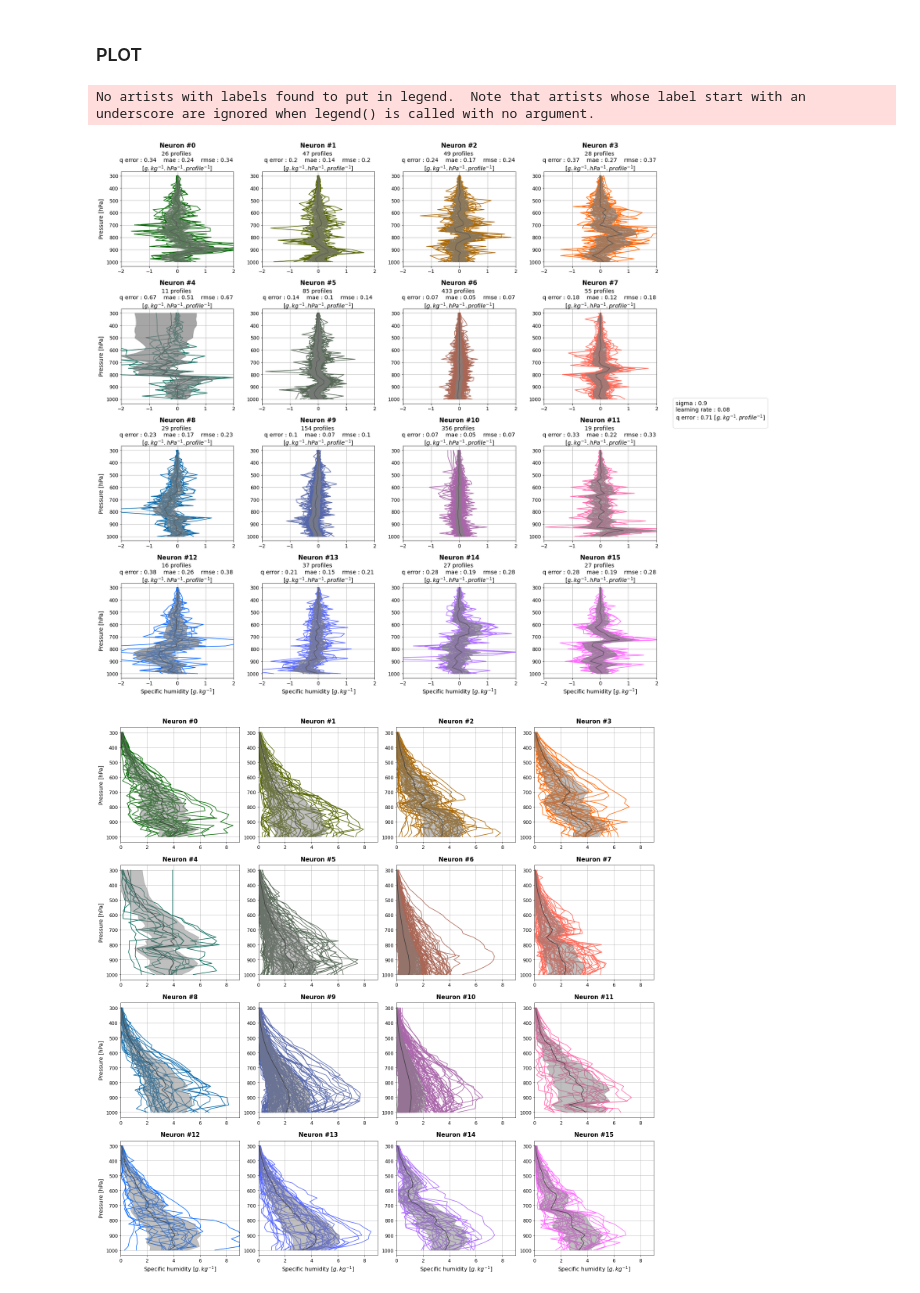
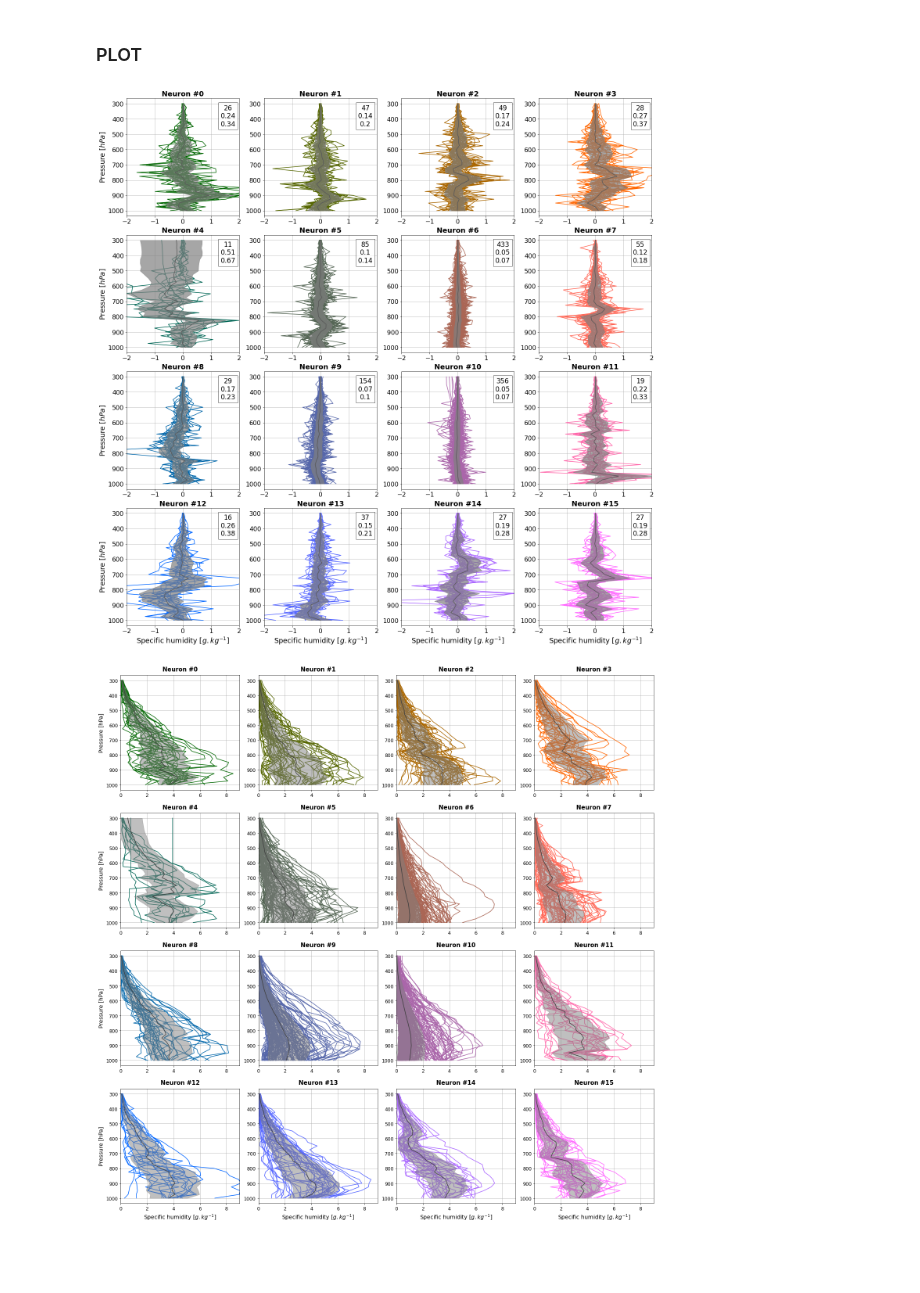
Before and after one commit to charrelju/M1_Internship_MET_Norway, a Jupyter notebook: ERA5_MOSAIC_SOM_SH.ipynb, the cells around one changed output. Saved outputs shown, nothing was run; the diff lists cells and outputs as text; code cells hidden in the pictures; blank space fills up the shorter version.

```diff
--- a/ERA5_MOSAIC_SOM_SH.ipynb
+++ b/ERA5_MOSAIC_SOM_SH.ipynb
@@ -225,13 +225,11 @@ number of profiles :
 # %%
 # Create dictionaries with neuron_name being the corresponding neuron
-mae_neuron_list = {} ; rmse_neuron_list = {} ; q_error_neuron_list = {} ; q_error_2_neuron_list = {}
+mae_neuron_list = {} ; rmse_neuron_list = {}
 for i in range(0,x):
     for j in range(0,y):
         neuron_name = 'neuron_'+str(i)+'_'+str(j)
         mae_neuron_list[neuron_name] = []
         rmse_neuron_list[neuron_name] = []
-        q_error_neuron_list[neuron_name] = []
-        q_error_2_neuron_list[neuron_name] = []
 # %%
 winner_list=[] ; mae_list=[] ; rmse_list=[] ; q_error_list = [] ; q_error_2_list=[]
 bmu = som.quantization(data) #BMU for each temperature profile (neuron_weight corresponding to each temperature profile)
@@ -241,31 +239,23 @@ for ix in range(len(data)):
     winner_list.append(winner)
 
     # For one profile :
-    mae = mean_absolute_error(data[ix],bmu[ix]) #abs(np.subtract(data[ix],bmu[ix])).mean()
-    mse = mean_squared_error(data[ix],bmu[ix]) #np.square(np.subtract(data[ix],bmu[ix])).mean()
+    mae = mean_absolute_error(data[ix],bmu[ix]) #abs(data[ix]-bmu[ix]).mean()
+    mse = mean_squared_error(data[ix],bmu[ix])  #np.square(data[ix]-bmu[ix]).mean()
     rmse = np.sqrt(mse)
-    q_error = norm(data[ix]-bmu[ix]) #error along the profile
-    q_error_2 = np.sqrt(norm(data[ix]-bmu[ix])**2/len(data[ix])) #error per pressure level
 
     # List of values for all profiles :
     mae_list.append(mae)
     rmse_list.append(rmse)
-    q_error_list.append(q_error)
-    q_error_2_list.append(q_error_2)
 
     # Putting values in corresponding neuron of the dictionary :
     neuron_name = 'neuron_'+str(winner[0])+'_'+str(winner[1])
     mae_neuron_list[neuron_name].append(mae)
     rmse_neuron_list[neuron_name].append(rmse)
-    q_error_neuron_list[neuron_name].append(q_error)
-    q_error_2_neuron_list[neuron_name].append(q_error_2)
 # %%
 # Mean in each neuron
-mae_neuron=[] ; rmse_neuron=[] ; q_error_neuron=[] ; q_error_2_neuron=[]
+mae_neuron=[] ; rmse_neuron=[]
 for i in range(0,x) :
     for j in range(0,y):
         neuron_name = 'neuron_'+str(i)+'_'+str(j)
         mae_neuron.append(np.mean(mae_neuron_list[neuron_name]))
         rmse_neuron.append(np.mean(rmse_neuron_list[neuron_name]))
-        q_error_neuron.append(np.mean(q_error_neuron_list[neuron_name]))
-        q_error_2_neuron.append(np.mean(q_error_2_neuron_list[neuron_name]))
@@ -321,46 +288,42 @@ for i in range(0,x) :
             std_min_neuron_list[neuron_name] = std_min
             std_max_neuron_list[neuron_name] = std_max
 # %%
-parameters = {'axes.labelsize':14, 'axes.titlesize':15, 'legend.fontsize':16, 'xtick.labelsize':12, 'ytick.labelsize':12,
-                  'legend.title_fontsize':14, 'figure.titlesize':25}
+parameters = {'axes.labelsize':18, 'axes.titlesize':18, 'legend.fontsize':17, 'xtick.labelsize':16, 'ytick.labelsize':16,
+                  'legend.title_fontsize':17, 'figure.titlesize':25}
 plt.rcParams.update(parameters)
 
 fig, axs = plt.subplots(x,y,figsize=(20,20))
 red = np.linspace(0,1,4)
 blue = np.linspace(0,1,4)
 n=0
+
 for i in range(0,x) :
      for j in range(0,y) :
         neuron_name = 'neuron_'+str(i)+'_'+str(j)
         axs[i,j].fill_betweenx(pres, std_min_neuron_list[neuron_name], std_max_neuron_list[neuron_name], alpha = 0.7, edgecolor='grey', facecolor='grey', zorder=3)
         for p in range(len(win_map[(i,j)])) :
             axs[i,j].plot(win_map[(i,j)][p], pres, color=(red[j], 0.4, blue[i]))
+            if p==0 :
+                bbox_props = dict(boxstyle='square', facecolor='white', edgecolor='black', alpha=0.7)
+                axs[i, j].text(0.9, 0.85, '{}\n{}\n{}'.format(int(nb_profiles[i][j]),np.round(mae_neuron[n], 2),np.round(rmse_neuron[n], 2)),
+                horizontalalignment='center', verticalalignment='center', transform=axs[i, j].transAxes,fontsize=17,bbox=bbox_props)
         axs[i,j].plot(neuron_weights[i][j], pres, 'k')
         axs[i,j].invert_yaxis()
         axs[i,j].grid()
         axs[i,j].set_xlim(-2,2)
-        axs[i,j].set_title('Neuron #'+str(n), pad=60, weight='bold')
-        axs[i,j].text(0.5,1.1, '{} profiles \nq error : {}    mae : {}    rmse : {} \n[$g.kg^{{-1}}.hPa^{{-1}}.profile^{{-1}}$]'.format(int(nb_profiles[i][j]),
-            np.round(q_error_2_neuron[n],2), np.round(mae_neuron[n],2), np.round(rmse_neuron[n], 2)), horizontalalignment='center',
-                      verticalalignment='center', transform = axs[i,j].transAxes, fontsize=14)
+        axs[i,j].set_title('Neuron #'+str(n), weight='bold')
         if j==0 :
-            axs[i,j].set_ylabel('Pressure [hPa]')
+            axs[i,j].set_ylabel('Pressure [$hPa$]')
         if i>2 :
             axs[i,j].set_xlabel('Specific humidity [$g.kg^{-1}$]')
-
         n=n+1
-
 fig.tight_layout()
-fig.subplots_adjust(top=0.92, hspace=0.45)
-lgd = fig.legend(loc='center left',  bbox_to_anchor=(1, 0.5), title='sigma : {} \nlearning rate : {} \nq error : {} [$g.kg^{{-1}}.profile^{{-1}}$]'.format(np.round(sigma,2),
-                                                                                                        np.round(learning_rate,2),
-                                                                                                        np.round(q_error_total,2)))
+fig.subplots_adjust(hspace=0.16)
 
 path_fig = '/lustre/storeB/users/justinec/master_internship/figures/era5_mosaic_SOM/'
-plt.savefig(path_fig+'ERA5_MOSAIC_bias_sh_'+str(x*y)+'_s'+str(sigma)+'_lt'+str(learning_rate)+'_i'+str(iterations)+'_SOM.png',dpi=300, bbox_extra_artists=(lgd,), bbox_inches='tight', facecolor='white', transparent=False)
+plt.savefig(path_fig+'ERA5_MOSAIC_bias_sh_'+str(x*y)+'_s'+str(sigma)+'_lt'+str(learning_rate)+'_i'+str(iterations)+'_SOM.png',dpi=300, facecolor='white', transparent=False)
 # %% [output]
-No artists with labels found to put in legend.  Note that artists whose label start with an underscore are ignored when legend() is called with no argument.
-[figure, old version]
+[figure, new version]
 # %%
 corresponding_data = mosaic_sh
 corresponding_neuron_list = {}
```
Also changed, not shown: parts of 5 cells of this notebook, 1 other file.
